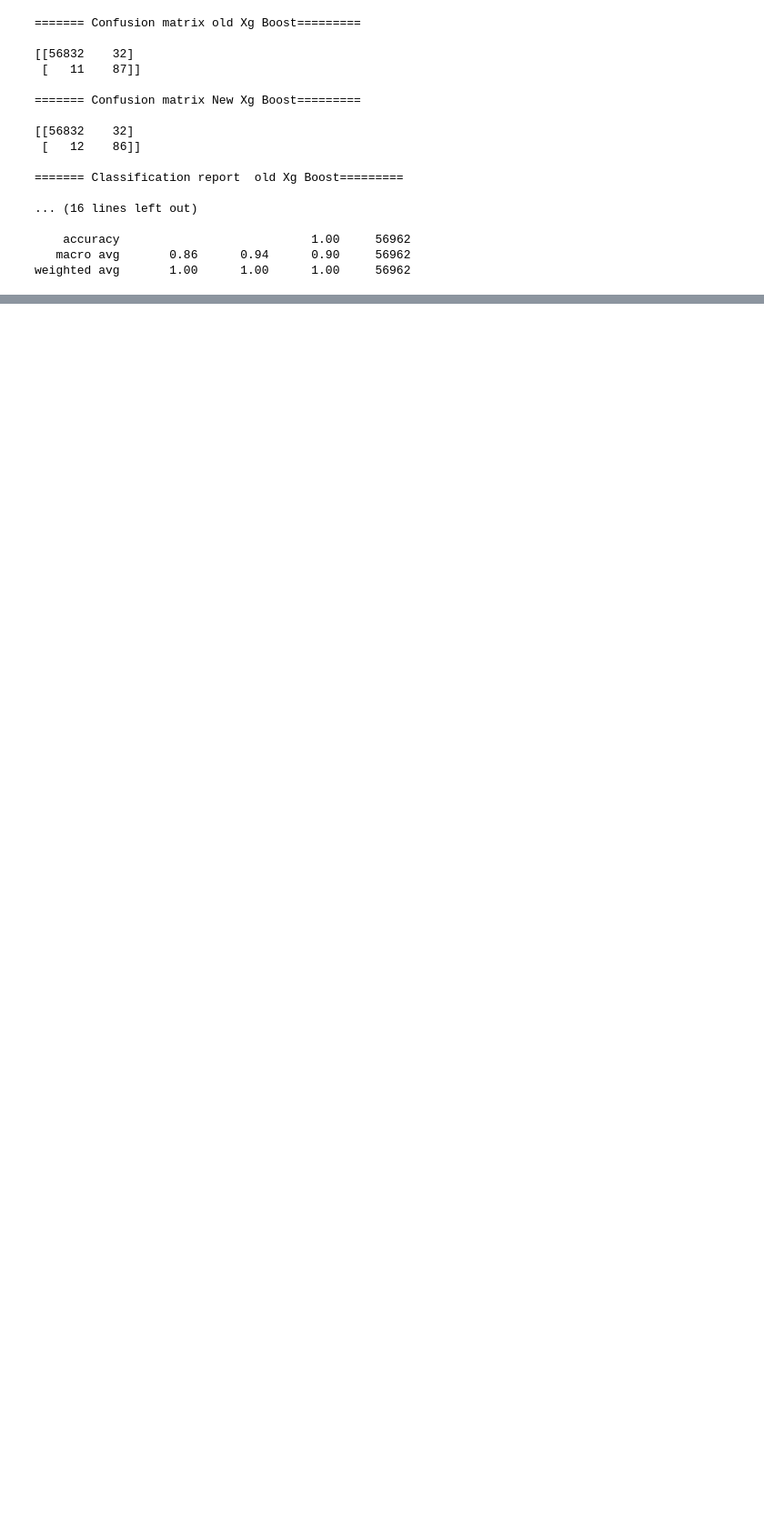
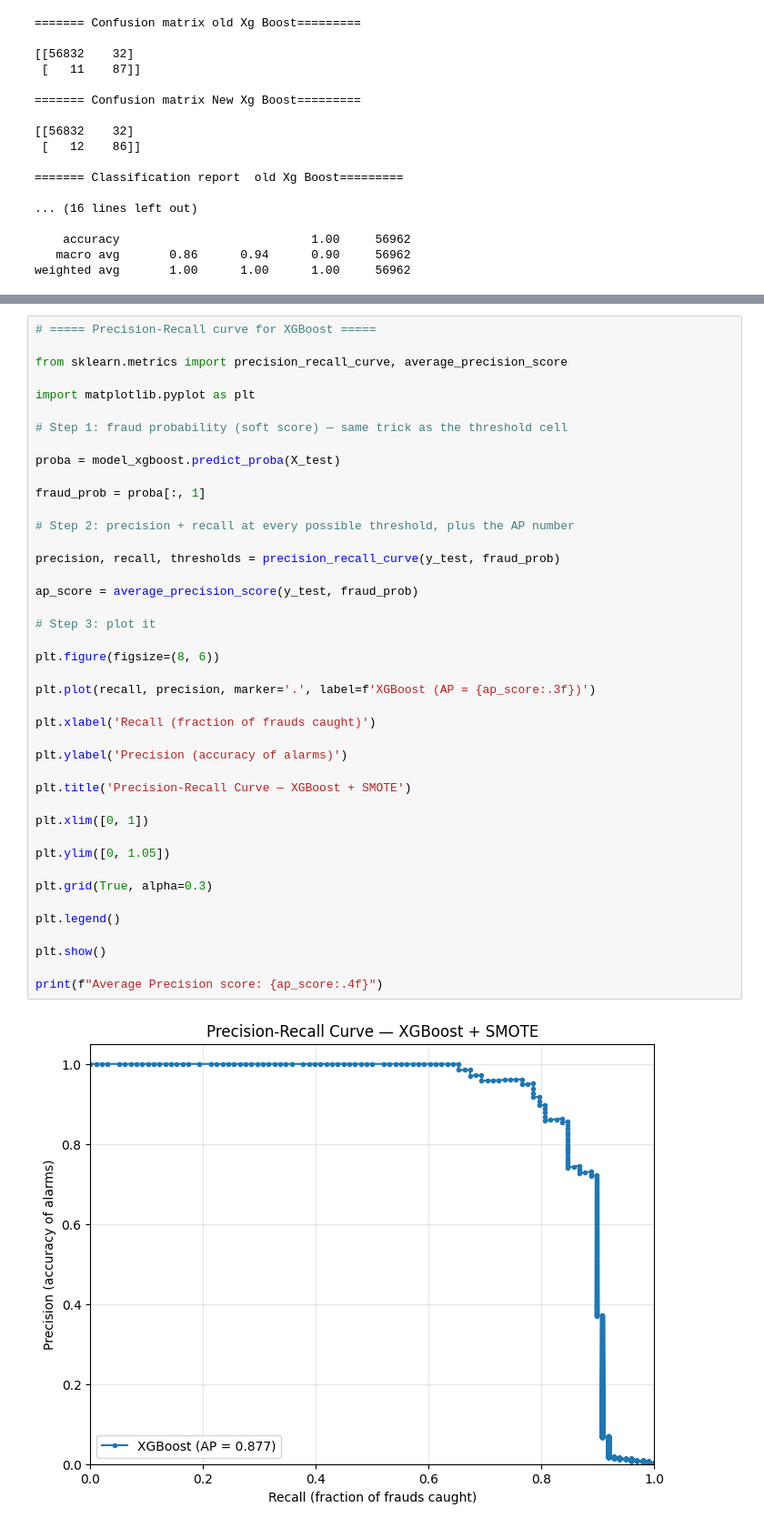
Before and after one commit to Hazik-Allaie/Credit-Card-Fraud-Detection, a Jupyter notebook: fraud_detection.ipynb, the cells around one changed output, grey strips where cells are left out. Shown at 91% size. Cells and saved outputs as stored; diff of their text form; blank space fills up the shorter version.

```diff
--- a/fraud_detection.ipynb
+++ b/fraud_detection.ipynb
@@ -427,0 +456,44 @@ print(proba)
+# %%
+# ===== Precision-Recall curve for XGBoost =====
+
+from sklearn.metrics import precision_recall_curve, average_precision_score
+
+import matplotlib.pyplot as plt
+
+# Step 1: fraud probability (soft score) — same trick as the threshold cell
+
+proba = model_xgboost.predict_proba(X_test)
+
+fraud_prob = proba[:, 1]
+
+# Step 2: precision + recall at every possible threshold, plus the AP number
+
+precision, recall, thresholds = precision_recall_curve(y_test, fraud_prob)
+
+ap_score = average_precision_score(y_test, fraud_prob)
+
+# Step 3: plot it
+
+plt.figure(figsize=(8, 6))
+
+plt.plot(recall, precision, marker='.', label=f'XGBoost (AP = {ap_score:.3f})')
+
+plt.xlabel('Recall (fraction of frauds caught)')
+
+plt.ylabel('Precision (accuracy of alarms)')
+
+plt.title('Precision-Recall Curve — XGBoost + SMOTE')
+
+plt.xlim([0, 1])
+
+plt.ylim([0, 1.05])
+
+plt.grid(True, alpha=0.3)
+
+plt.legend()
+
+plt.show()
+
+print(f"Average Precision score: {ap_score:.4f}")
+# %% [output]
+[figure, added]
```
Also changed, not shown: parts of 5 cells of this notebook.
